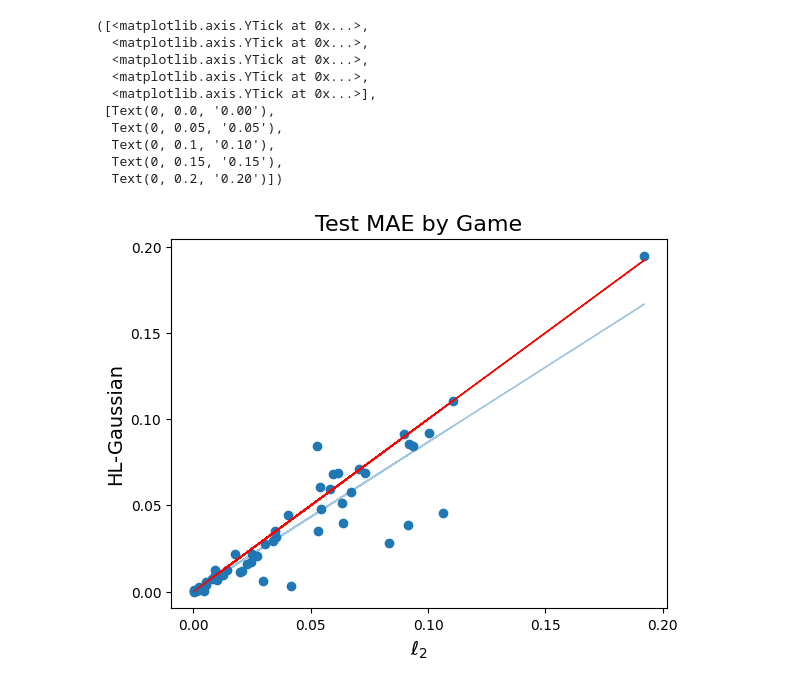
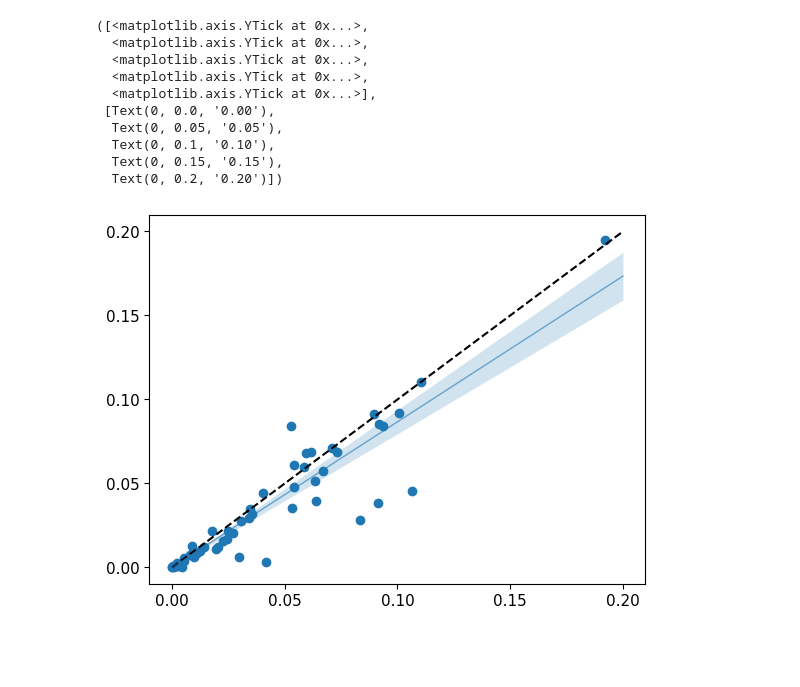
Before and after one commit to marthawhite/Histogram_loss, a Jupyter notebook: atari_prediction/atari_graphs.ipynb, the cells around one changed output. Cells and saved outputs as stored; diff of their text form; code cells hidden in the pictures; blank space fills up the shorter version.

Commit message:
Visualization tests

```diff
--- a/atari_prediction/atari_graphs.ipynb
+++ b/atari_prediction/atari_graphs.ipynb
@@ -22,27 +22,40 @@ df.head()
 # %%
 X = df["reg_val_mae"]
 Y = df["hlg_val_mae"]
-y_pred = np.dot(X.T, Y) / np.dot(X.T, X)
+b_hat = np.dot(X.T, Y) / np.dot(X.T, X)
+res = Y - b_hat * X
+ss_res = np.sum(res ** 2)
+p = 0
+n = len(X)
+alpha = 0.05
+t_star = stats.t.ppf(1 - alpha / 2, n - p - 1)
+se_b = np.sqrt(ss_res / (np.dot(X.T, X) * (n - p - 1)))
+x = np.linspace(0, 0.2, 100)
+low = b_hat * x - t_star * se_b * np.abs(x)
+high = b_hat * x + t_star * se_b * np.abs(x)
+
 plt.scatter(X, Y)
-plt.plot(X, X, color='red', linewidth=1)
-plt.plot(X, y_pred * X, color="tab:blue", alpha=0.4, linewidth=1)
-plt.title("Test MAE by Game", fontsize=16)
-plt.xlabel(r"$\ell_2$", fontsize=14)
-plt.ylabel("HL-Gaussian", fontsize=14)
+plt.plot(x, x, color='black', linewidth=1.5, linestyle="dashed")
+plt.plot(x, b_hat * x, color="tab:blue", alpha=0.6, linewidth=1)
+plt.fill_between(x, low, high, color="tab:blue", alpha=0.2, linewidth=0)
+#plt.title("Test MAE by Game", fontsize=16)
+plt.tick_params(axis='both', labelsize=11)
+#plt.xlabel(r"$\ell_2$", fontsize=14)
+#plt.ylabel("HL", fontsize=14, rotation="horizontal")
 plt.xticks([0, 0.05, 0.1, 0.15, 0.2])
 plt.yticks([0, 0.05, 0.1, 0.15, 0.2])
 # %% [output]
 ([<matplotlib.axis.YTick at 0x...>,
   <matplotlib.axis.YTick at 0x...>,
   <matplotlib.axis.YTick at 0x...>,
   <matplotlib.axis.YTick at 0x...>,
   <matplotlib.axis.YTick at 0x...>],
  [Text(0, 0.0, '0.00'),
   Text(0, 0.05, '0.05'),
   Text(0, 0.1, '0.10'),
   Text(0, 0.15, '0.15'),
   Text(0, 0.2, '0.20')])
-[figure, old version]
+[figure, new version]
 # %%
 X = np.sqrt(df["reg_val_mse"])
 Y = np.sqrt(df["hlg_val_mse"])
```
Also changed, not shown: parts of 3 cells of this notebook, 2 other files.
